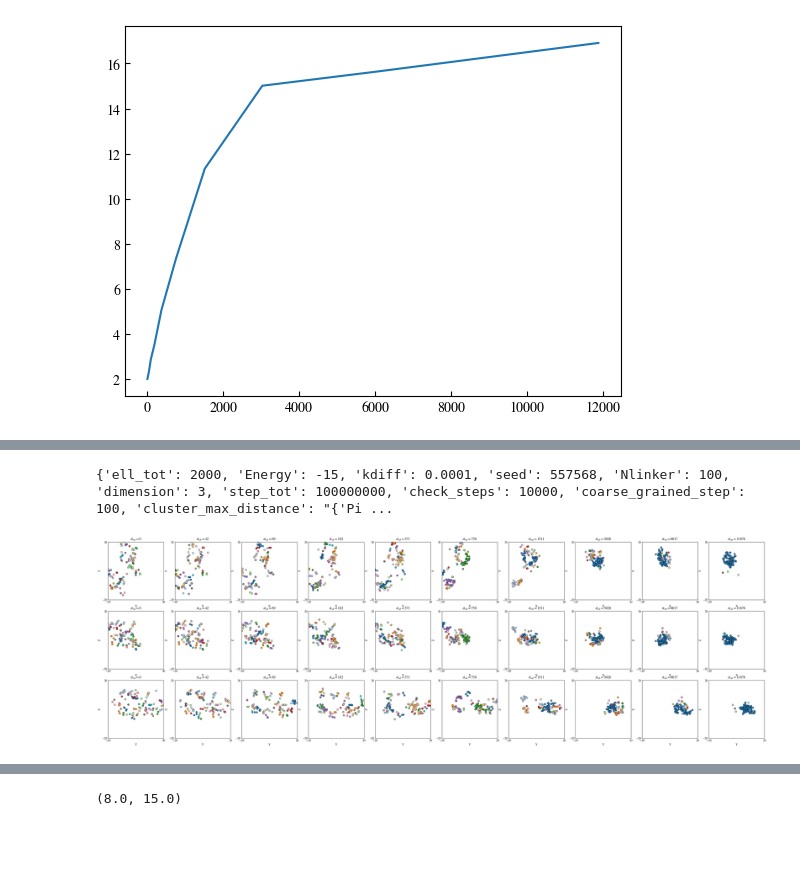
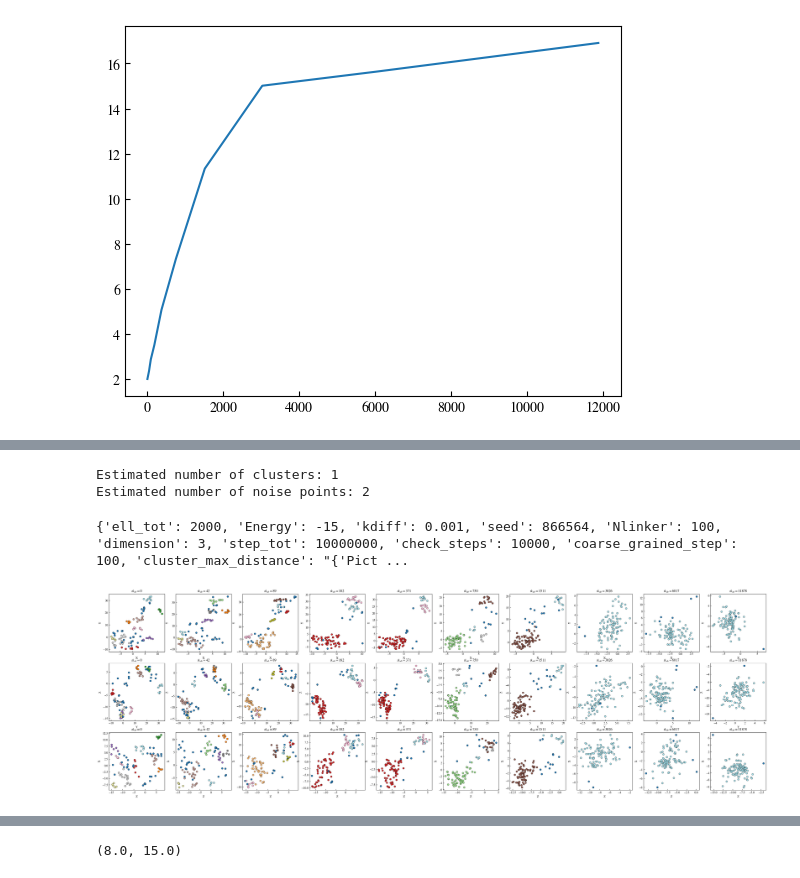
Before and after one commit to HugoLeRoy94/Analyze, a Jupyter notebook: From_Cluster/Picture.ipynb, the cells around one changed output, grey strips where cells are left out. Drawn from its saved outputs; the diff is of its cells as text; code cells hidden in the pictures; blank space fills up the shorter version.

```diff
--- a/From_Cluster/Picture.ipynb
+++ b/From_Cluster/Picture.ipynb
@@ -60,40 +134,45 @@ plt.plot(time_stamps,n_av)
+# %%
+db = DBSCAN(eps=3.6, min_samples=5).fit(pictures[system_number].data[indx][tint])
+labels = db.labels_
+
+# Number of clusters in labels, ignoring noise if present.
+n_clusters_ = len(set(labels)) - (1 if -1 in labels else 0)
+n_noise_ = list(labels).count(-1)
+
+print("Estimated number of clusters: %d" % n_clusters_)
+print("Estimated number of noise points: %d" % n_noise_)
+# %% [output]
+Estimated number of clusters: 1
+Estimated number of noise points: 2
 # %%
 
 fig,ax = plt.subplots(ncols=10,nrows=3,figsize=(40,12))
-#ax[0,0].scatter(pictures[0].data[indx][0][:,0],pictures[0].data[indx][0][:,1])
-#ax[0,0].set_title('t initial')
-#ax[1,0].scatter(pictures[0].data[indx][-1][:,0],pictures[0].data[indx][-1][:,1])
-#ax[1,0].set_title('t final')
-#ax[0,1].scatter(pictures[0].data[indx][0][:,0],pictures[0].data[indx][0][:,2])
-#ax[0,1].set_title('t initial')
-#ax[1,1].scatter(pictures[0].data[indx][-1][:,0],pictures[0].data[indx][-1][:,2])
-#ax[1,1].set_title('t final')
-
-#tint = 5
-indx = 3
-system_number = 1
+indx = 1
+system_number = 0
 print(pictures[system_number].attributes)
 for tint in range(10):
-    clustering = clust.AgglomerativeClustering(n_clusters=None, distance_threshold=2., linkage='single')
-    clustering.fit(pictures[system_number].data[indx][tint])
+
+    clustering = DBSCAN(eps=3., min_samples=5).fit(pictures[system_number].data[indx][tint])
+
     ax[0,tint].scatter(pictures[system_number].data[indx][tint][:,0],pictures[system_number].data[indx][tint][:,1],c=clustering.labels_,cmap='tab20',edgecolor='k',linewidth=0.5)
-    ax[1,tint].scatter(pictures[system_number].data[indx][tint][:,0],pictures[system_number].data[indx][tint][:,2],c=clustering.labels_,cmap='tab20',edgecolor='k',linewidth=0.5)
-    ax[2,tint].scatter(pictures[system_number].data[indx][tint][:,1],pictures[system_number].data[indx][tint][:,2],c=clustering.labels_,cmap='tab20',edgecolor='k',linewidth=0.5)
+    ax[1,tint].scatter(pictures[system_number].data[indx][tint][:,1],pictures[system_number].data[indx][tint][:,2],c=clustering.labels_,cmap='tab20',edgecolor='k',linewidth=0.5)
+    ax[2,tint].scatter(pictures[system_number].data[indx][tint][:,2],pictures[system_number].data[indx][tint][:,0],c=clustering.labels_,cmap='tab20',edgecolor='k',linewidth=0.5)
     ax[0,tint].set_title(r'$tk_{ub}=$'+str(int(time_stamps[tint])))
     ax[1,tint].set_title(r'$tk_{ub}=$'+str(int(time_stamps[tint])))
     ax[2,tint].set_title(r'$tk_{ub}=$'+str(int(time_stamps[tint])))
     ax[0,tint].set_xlabel('X')
-    ax[1,tint].set_xlabel('X')
+    ax[1,tint].set_xlabel('Y')
     ax[0,tint].set_ylabel('Y')
     ax[1,tint].set_ylabel('Z')
-    ax[2,tint].set_xlabel('Y')
-    ax[2,tint].set_ylabel('Z')
-    for i in range(3):
-        ax[i,tint].set_xlim(-20,20)
-        ax[i,tint].set_ylim(-20,20)
-        ax[i,tint].set_xticks([-20,20])
-        ax[i,tint].set_yticks([-20,20])
+    ax[2,tint].set_xlabel('Z')
+    ax[2,tint].set_ylabel('X')
+    ctr_mass = np.mean(pictures[system_number].data[indx][tint],axis=0)
+    #for i in range(3):
+    #    ax[i,tint].set_xlim(ctr_mass[i]-20,ctr_mass[i]+20)
+    #    ax[i,tint].set_ylim(ctr_mass[(i+1)%2]-20,ctr_mass[(i+1)%2]+20)
+        #ax[i,tint].set_xticks([-20,20])
+        #ax[i,tint].set_yticks([-20,20])
 #fig.savefig('pictures_cluster.svg',transparent=True,bbox_inches='tight')
 # %% [output]
-{'ell_tot': 2000, 'Energy': -15, 'kdiff': 0.0001, 'seed': 557568, 'Nlinker': 100, 'dimension': 3, 'step_tot': 100000000, 'check_steps': 10000, 'coarse_grained_step': 100, 'cluster_max_distance': "{'Pi ...
+{'ell_tot': 2000, 'Energy': -15, 'kdiff': 0.001, 'seed': 866564, 'Nlinker': 100, 'dimension': 3, 'step_tot': 10000000, 'check_steps': 10000, 'coarse_grained_step': 100, 'cluster_max_distance': "{'Pict ...
-[figure, old version]
+[figure, new version]
```
Also changed, not shown: parts of 6 cells of this notebook, 8 other files.
